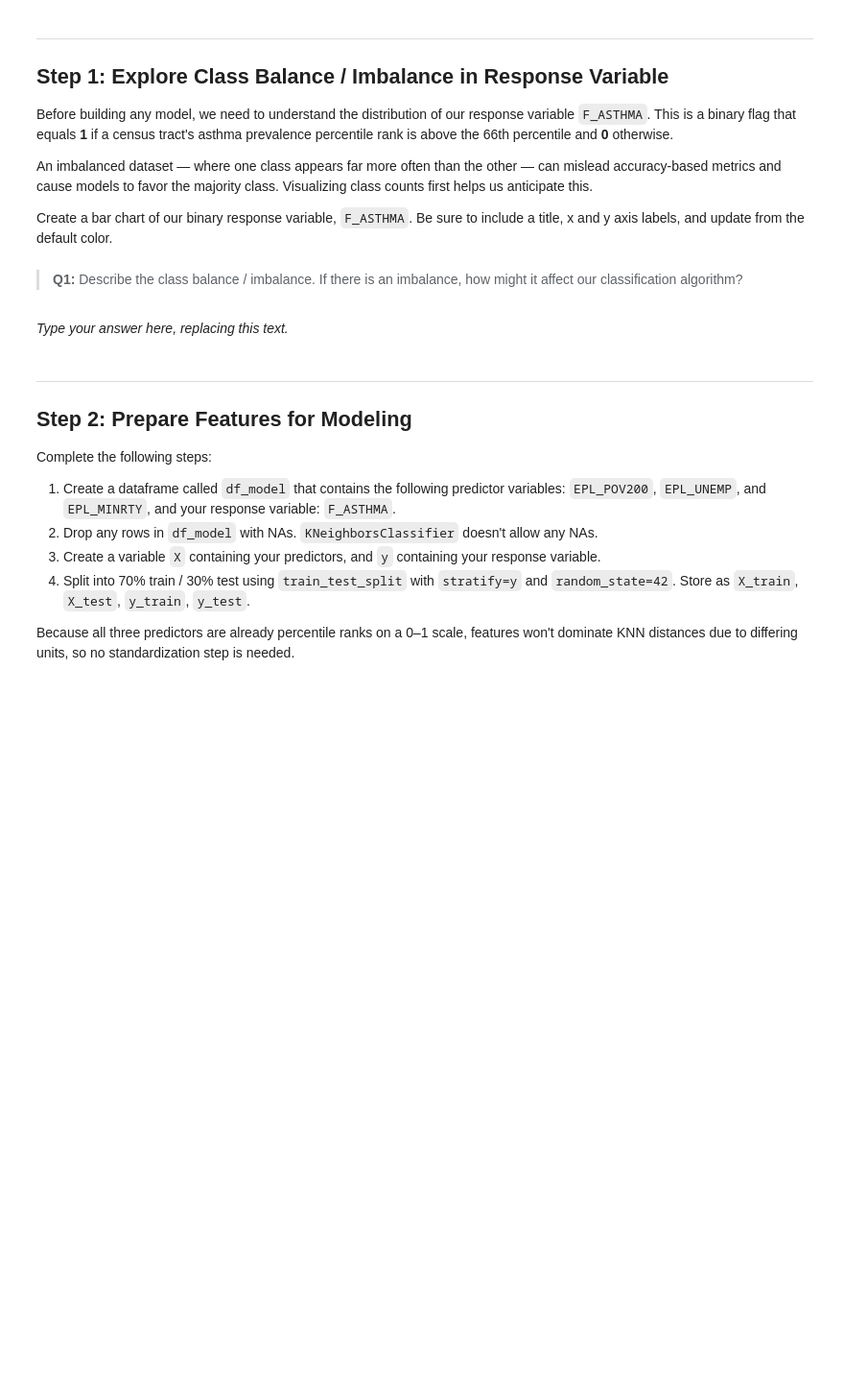
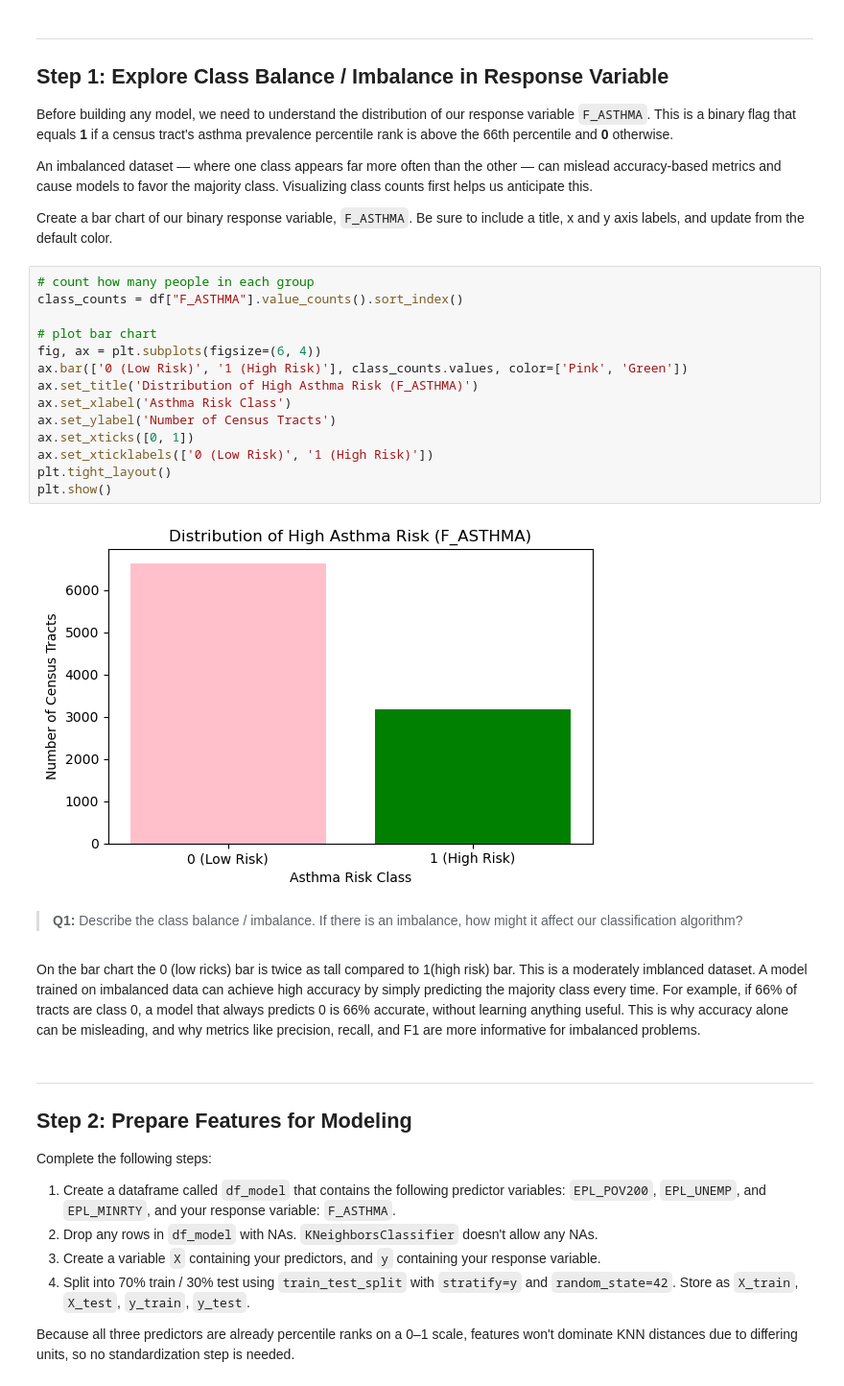
Before and after one commit to IIDonaji/assignment-2, a Jupyter notebook: task2/hw2-task2.ipynb, the cells around one changed output. Shown at 96% size. Drawn from its saved outputs; the diff is of its cells as text; blank space fills up the shorter version.

```diff
--- a/task2/hw2-task2.ipynb
+++ b/task2/hw2-task2.ipynb
@@ -87,6 +93,22 @@ Before building any model, we need to understand the distribution of our respons
 An imbalanced dataset — where one class appears far more often than the other — can mislead accuracy-based metrics and cause models to favor the majority class. Visualizing class counts first helps us anticipate this.
 
 Create a bar chart of our binary response variable, `F_ASTHMA`. Be sure to include a title, x and y axis labels, and update from the default color.
+# %%
+# count how many people in each group
+class_counts = df["F_ASTHMA"].value_counts().sort_index()
+
+# plot bar chart
+fig, ax = plt.subplots(figsize=(6, 4))
+ax.bar(['0 (Low Risk)', '1 (High Risk)'], class_counts.values, color=['Pink', 'Green'])
+ax.set_title('Distribution of High Asthma Risk (F_ASTHMA)')
+ax.set_xlabel('Asthma Risk Class')
+ax.set_ylabel('Number of Census Tracts')
+ax.set_xticks([0, 1])
+ax.set_xticklabels(['0 (Low Risk)', '1 (High Risk)'])
+plt.tight_layout()
+plt.show()
+# %% [output]
+[figure, added]
 # %% [markdown]
 <!-- END QUESTION -->
 
@@ -94,7 +116,7 @@ Create a bar chart of our binary response variable, `F_ASTHMA`. Be sure to inclu
 
 > **Q1:** Describe the class balance / imbalance. If there is an imbalance, how might it affect our classification algorithm?
 # %% [markdown]
-_Type your answer here, replacing this text._
+On the bar chart the 0 (low ricks) bar is twice as tall compared to 1(high risk) bar. This is a moderately imblanced dataset. A model trained on imbalanced data can achieve high accuracy by simply predicting the majority class every time. For example, if 66% of tracts are class 0, a model that always predicts 0 is 66% accurate, without learning anything useful. This is why accuracy alone can be misleading, and why metrics like precision, recall, and F1 are more informative for imbalanced problems.
 # %% [markdown]
 <!-- END QUESTION -->
 
```
Also changed, not shown: parts of 11 cells of this notebook, 9 other files.
